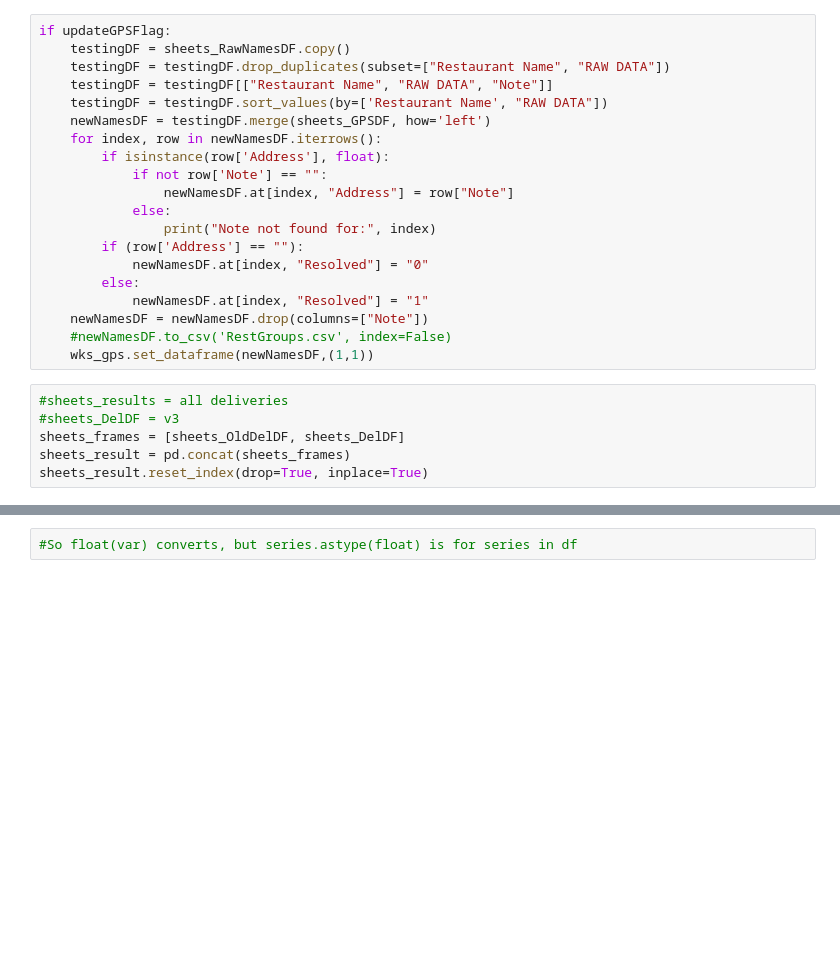
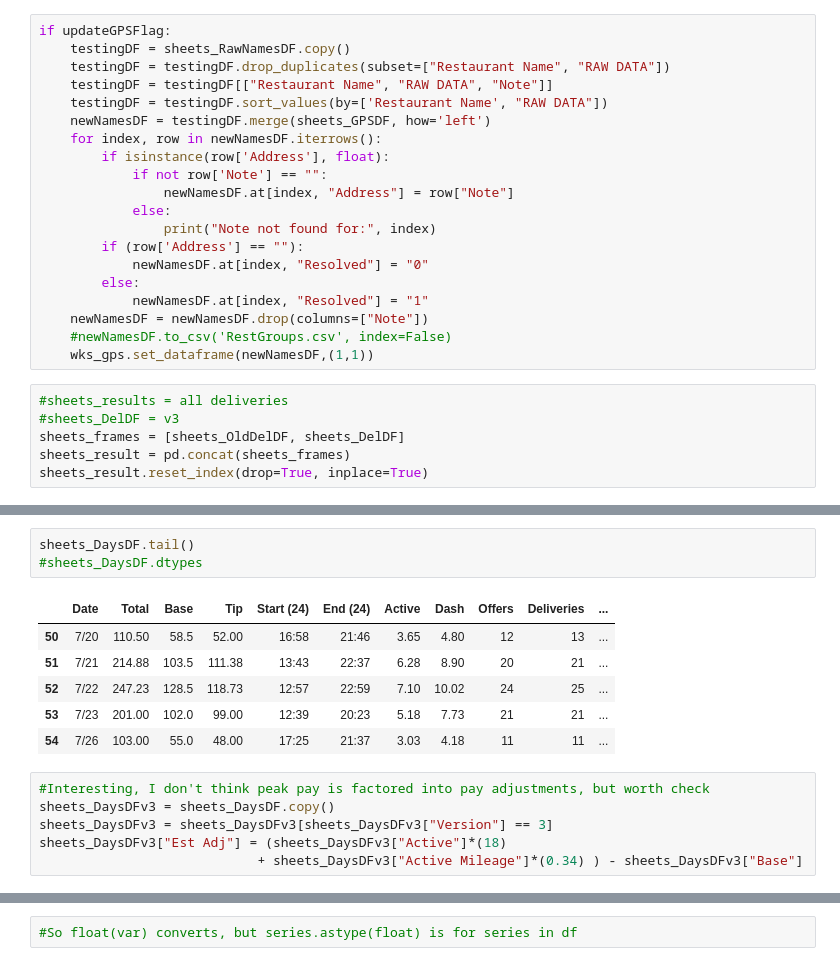
Before and after one commit to Crawford92/DeliveryData, a Jupyter notebook: stats.ipynb, the cells around one changed output, grey strips where cells are left out. Drawn from its saved outputs; the diff is of its cells as text; blank space fills up the shorter version.

```diff
--- a/stats.ipynb
+++ b/stats.ipynb
@@ -107,0 +154,16 @@ dollars_to_floats(sheets_result, ["Total", "Pay", "Tip", "Peak Bonus"])
+# %%
+sheets_DaysDF.tail()
+#sheets_DaysDF.dtypes
+# %% [output]
+|  | Date | Total | Base | Tip | Start (24) | End (24) | Active | Dash | Offers | Deliveries | ... |
+| 50 | 7/20 | 110.50 | 58.5 | 52.00 | 16:58 | 21:46 | 3.65 | 4.80 | 12 | 13 | ... |
+| 51 | 7/21 | 214.88 | 103.5 | 111.38 | 13:43 | 22:37 | 6.28 | 8.90 | 20 | 21 | ... |
+| 52 | 7/22 | 247.23 | 128.5 | 118.73 | 12:57 | 22:59 | 7.10 | 10.02 | 24 | 25 | ... |
+| 53 | 7/23 | 201.00 | 102.0 | 99.00 | 12:39 | 20:23 | 5.18 | 7.73 | 21 | 21 | ... |
+| 54 | 7/26 | 103.00 | 55.0 | 48.00 | 17:25 | 21:37 | 3.03 | 4.18 | 11 | 11 | ... |
+# %%
+#Interesting, I don't think peak pay is factored into pay adjustments, but worth check
+sheets_DaysDFv3 = sheets_DaysDF.copy()
+sheets_DaysDFv3 = sheets_DaysDFv3[sheets_DaysDFv3["Version"] == 3]
+sheets_DaysDFv3["Est Adj"] = (sheets_DaysDFv3["Active"]*(18)
+                            + sheets_DaysDFv3["Active Mileage"]*(0.34) ) - sheets_DaysDFv3["Base"]
```
Also changed, not shown: parts of 15 cells of this notebook.
